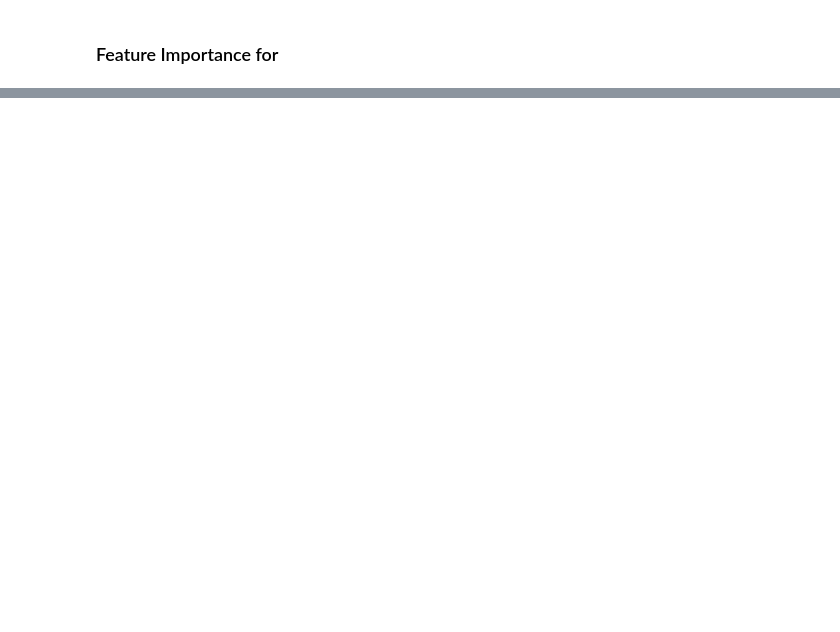
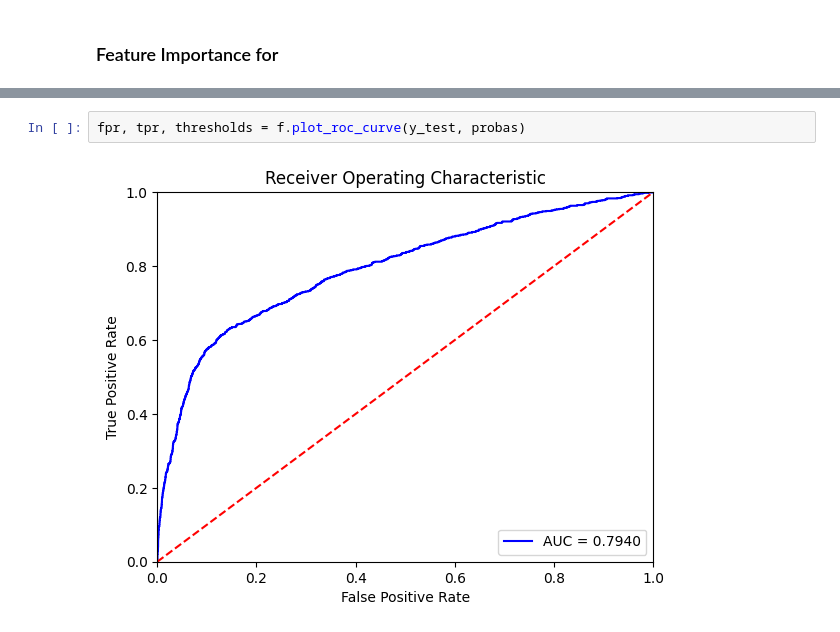
Before and after one commit to McGill-MMA-EnterpriseAnalytics/customer_banking, a Jupyter notebook: Classification_Problem.ipynb, the cells around one changed output, grey strips where cells are left out. Cells and saved outputs as stored; diff of their text form; blank space fills up the shorter version.

```diff
--- a/Classification_Problem.ipynb
+++ b/Classification_Problem.ipynb
@@ -684,0 +797,4 @@ IProgress not found. Please update jupyter and ipywidgets. See https://ipywidget
+# %%
+fpr, tpr, thresholds = f.plot_roc_curve(y_test, probas)
+# %% [output]
+[figure, added]
```
Also changed, not shown: parts of 25 cells of this notebook, 4 other files.
